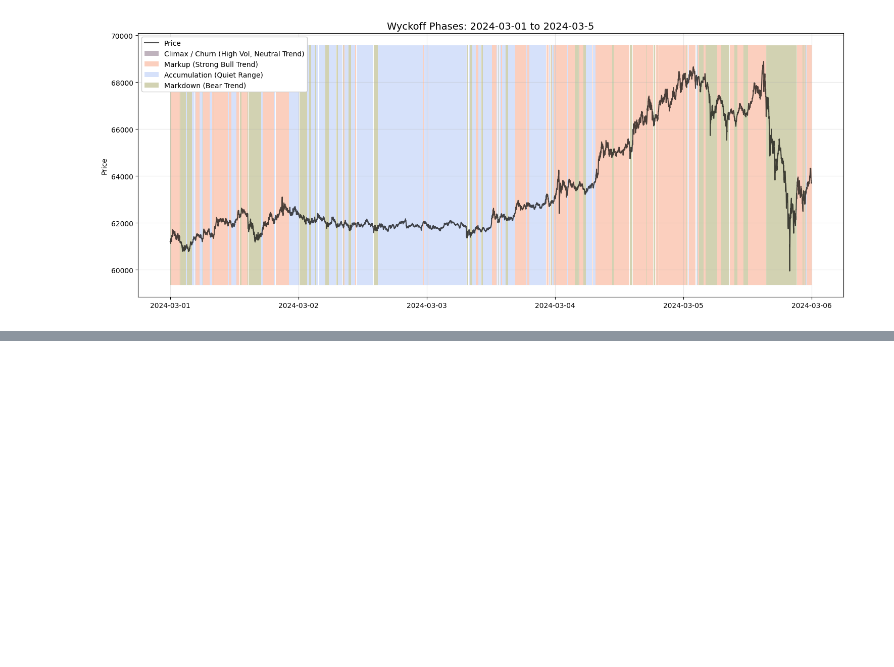
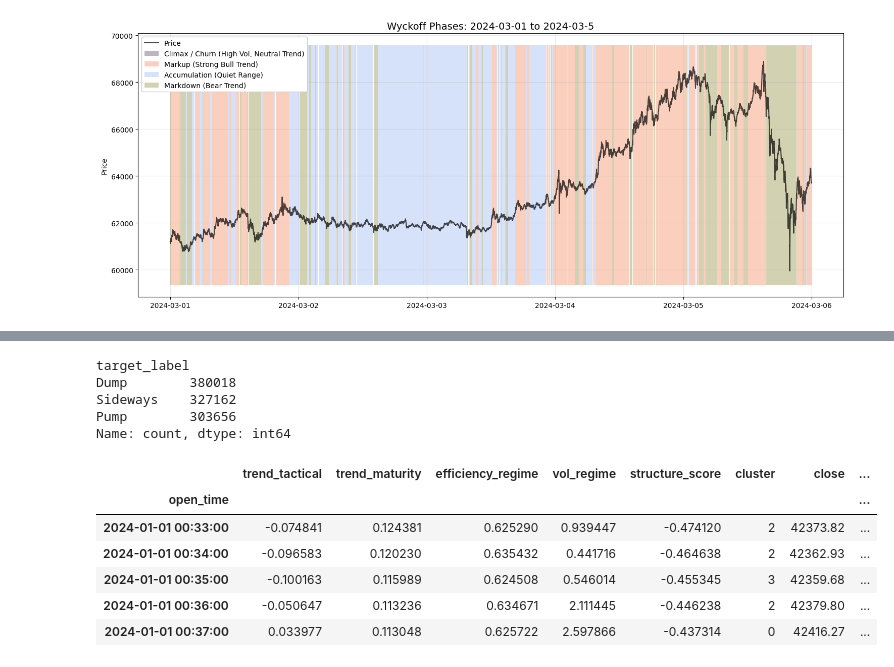
Before and after one commit to Bui-Minh-Quan/Data-Mining-Project, a Jupyter notebook: Notebooks/numerical_data_mining.ipynb, the cells around one changed output, grey strips where cells are left out. Cells and saved outputs as stored; diff of their text form; code cells hidden in the pictures; blank space fills up the shorter version.

```diff
--- a/Notebooks/numerical_data_mining.ipynb
+++ b/Notebooks/numerical_data_mining.ipynb
@@ -901,0 +911,64 @@ Name: count, dtype: int64
+# %%
+def prepare_target(df, horizon=60, atr_multiplier=3.0):
+    data = df.copy()
+
+    # 1. Setup FixedForwardWindow (Look ahead)
+    indexer = pd.api.indexers.FixedForwardWindowIndexer(window_size=horizon)
+    data['future_high'] = data['high'].rolling(window=indexer).max()
+    data['future_low'] = data['low'].rolling(window=indexer).min()
+
+    # 2. Define Barriers
+    bull_barrier = data['close'] + (data['atr_14'] * atr_multiplier)
+    bear_barrier = data['close'] - (data['atr_14'] * atr_multiplier)
+
+    # 3. The Logic Fix:
+    # We define specific boolean flags first
+    hit_profit = data['future_high'] >= bull_barrier
+    hit_stop   = data['future_low'] <= bear_barrier
+
+    # 4. Construct Conditions with PRIORITY
+    conditions = [
+        # PRIORITY 1: The "Whipsaw" (Hit BOTH) -> Treat as LOSS or NEUTRAL
+        # If volatility is so high it hits both, it's gambling, not trading.
+        # We mark it 'Dump' (to avoid buying) or 'Volatile' (to ignore).
+        (hit_profit & hit_stop),
+
+        # PRIORITY 2: Hit Stop Loss ONLY -> DUMP
+        hit_stop,
+
+        # PRIORITY 3: Hit Take Profit ONLY -> PUMP
+        hit_profit
+    ]
+
+    # Corresponding choices
+    choices = [
+        'Dump', # Conservative: If it hits both, treat it as a Dump (Don't trade this!)
+        'Dump',
+        'Pump'
+    ]
+
+    data['target_label'] = np.select(conditions, choices, default='Sideways')
+
+    # Filter bad data
+    data.loc[data['atr_14'] <= 0, 'target_label'] = 'Sideways'
+
+    return data.dropna(subset=['target_label'])
+
+df_association = prepare_target(df_association, horizon=60, atr_multiplier=6.0)
+df_association['target_label'].value_counts()
+# %% [output]
+target_label
+Dump        380018
+Sideways    327162
+Pump        303656
+Name: count, dtype: int64
+# %%
+df_association.head()
+# %% [output]
+|  | trend_tactical | trend_maturity | efficiency_regime | vol_regime | structure_score | cluster | close | ... |
+| open_time |  |  |  |  |  |  |  | ... |
+| 2024-01-01 00:33:00 | -0.074841 | 0.124381 | 0.625290 | 0.939447 | -0.474120 | 2 | 42373.82 | ... |
+| 2024-01-01 00:34:00 | -0.096583 | 0.120230 | 0.635432 | 0.441716 | -0.464638 | 2 | 42362.93 | ... |
+| 2024-01-01 00:35:00 | -0.100163 | 0.115989 | 0.624508 | 0.546014 | -0.455345 | 3 | 42359.68 | ... |
+| 2024-01-01 00:36:00 | -0.050647 | 0.113236 | 0.634671 | 2.111445 | -0.446238 | 2 | 42379.80 | ... |
+| 2024-01-01 00:37:00 | 0.033977 | 0.113048 | 0.625722 | 2.597866 | -0.437314 | 0 | 42416.27 | ... |
```
Also changed, not shown: parts of 9 cells of this notebook.
